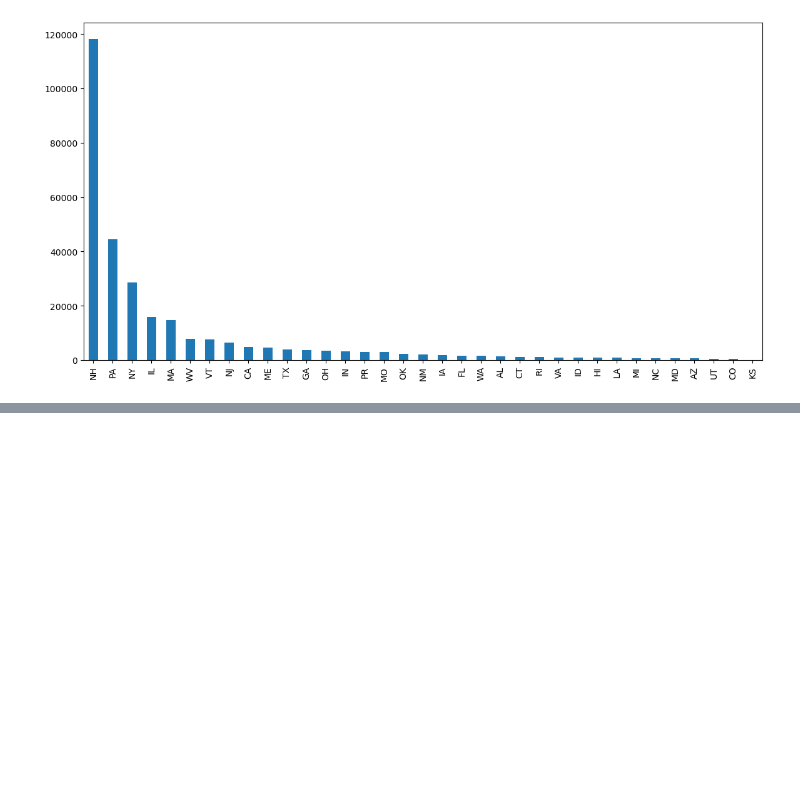
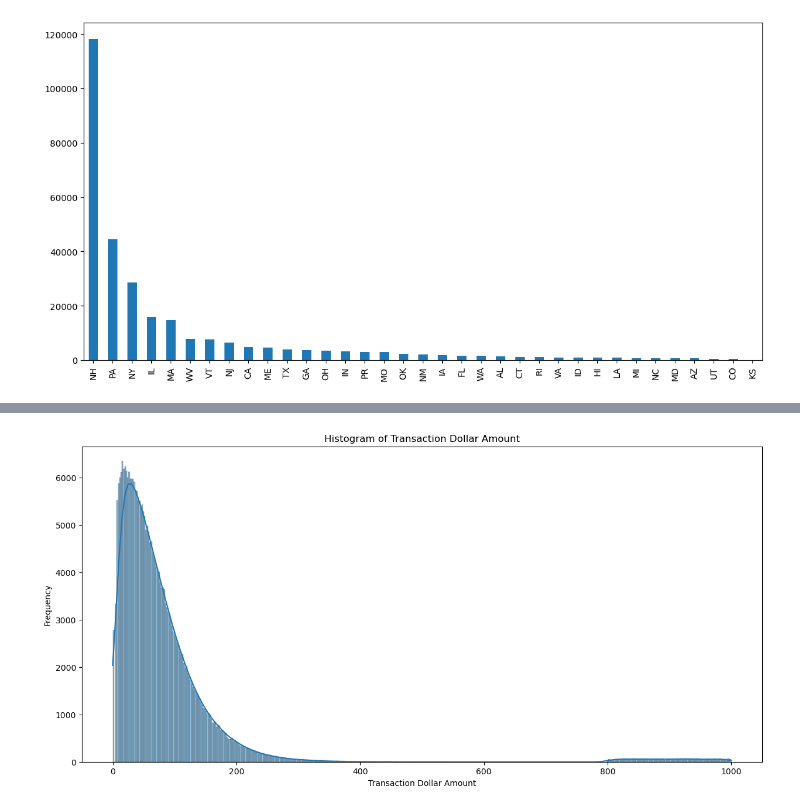
Before and after one commit to hajar-kaddouri/Final-Project2023, a Jupyter notebook: fun.ipynb, the cells around one changed output, grey strips where cells are left out. Drawn from its saved outputs; the diff is of its cells as text; code cells hidden in the pictures; blank space fills up the shorter version.

```diff
--- a/fun.ipynb
+++ b/fun.ipynb
@@ -217,0 +221,9 @@ if __name__ == "__main__":
+# %%
+plt.figure(figsize=(15, 7))
+sns.histplot(df_credit_card['transaction_dollar_amount'], kde=True)
+plt.title('Histogram of Transaction Dollar Amount')
+plt.xlabel('Transaction Dollar Amount')
+plt.ylabel('Frequency')
+plt.show()
+# %% [output]
+[figure, added]
```
Also changed, not shown: parts of 3 cells of this notebook.
